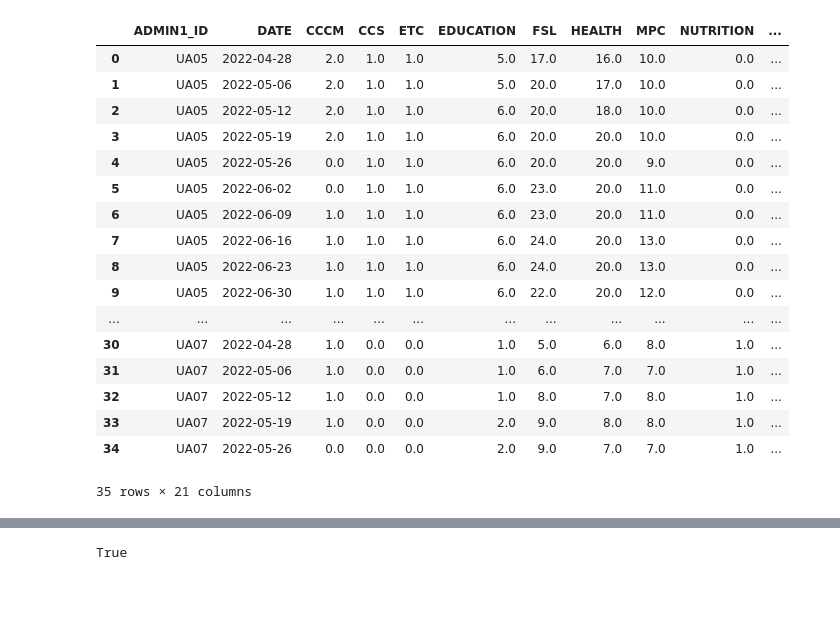
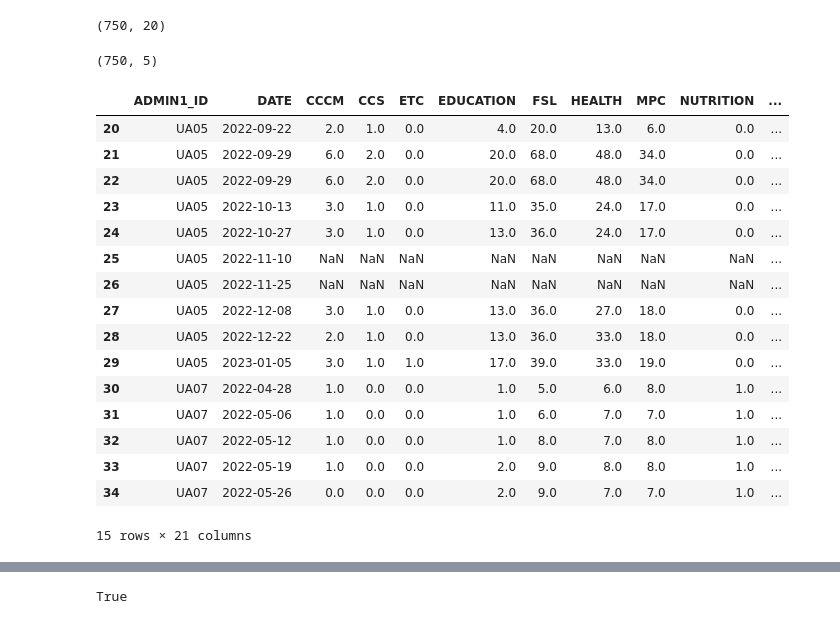
Before and after one commit to reo113/GuideHouse_Project, a Jupyter notebook: guidehouse.ipynb, the cells around one changed output, grey strips where cells are left out. Saved outputs shown, nothing was run; the diff lists cells and outputs as text; code cells hidden in the pictures; blank space fills up the shorter version.

```diff
--- a/guidehouse.ipynb
+++ b/guidehouse.ipynb
@@ -64,5 +64,11 @@ merged_sheet2 = pd.merge(res_sheet2, combined_sheet2[['ADMIN1_ID', 'DATE', 'OBLA
 combined_sheet3 = pd.concat(sheet3_df, keys=[str(df['DATE'].iloc[0]) for df in sheet3_df])
 res_sheet3 = combined_sheet3.groupby(['ADMIN1_ID', 'DATE']).sum().reset_index()
 merged_sheet3 = pd.merge(res_sheet3, combined_sheet3[['ADMIN1_ID', 'DATE', 'OBLAST']], on=['ADMIN1_ID', 'DATE'], how='left')
-# %%
-merged_sheet1['PEOPLE_REACHED'] = merged_sheet3['PEOPLEREACHED']
+# %%
+merged_sheet1.shape
+# %% [output]
+(750, 20)
+# %%
+merged_sheet3.shape
+# %% [output]
+(750, 5)
@@ -69,22 +77,21 @@ merged_sheet1['PEOPLE_REACHED'] = merged_sheet3['PEOPLEREACHED']
 # %%
 #Num_of_Orgs_by_Oblast
-merged_sheet1.head(35)
+merged_sheet1.iloc[20:35]
 # %% [output]
 |  | ADMIN1_ID | DATE | CCCM | CCS | ETC | EDUCATION | FSL | HEALTH | MPC | NUTRITION | ... |
-| 0 | UA05 | 2022-04-28 | 2.0 | 1.0 | 1.0 | 5.0 | 17.0 | 16.0 | 10.0 | 0.0 | ... |
-| 1 | UA05 | 2022-05-06 | 2.0 | 1.0 | 1.0 | 5.0 | 20.0 | 17.0 | 10.0 | 0.0 | ... |
-| 2 | UA05 | 2022-05-12 | 2.0 | 1.0 | 1.0 | 6.0 | 20.0 | 18.0 | 10.0 | 0.0 | ... |
-| 3 | UA05 | 2022-05-19 | 2.0 | 1.0 | 1.0 | 6.0 | 20.0 | 20.0 | 10.0 | 0.0 | ... |
-| 4 | UA05 | 2022-05-26 | 0.0 | 1.0 | 1.0 | 6.0 | 20.0 | 20.0 | 9.0 | 0.0 | ... |
-| 5 | UA05 | 2022-06-02 | 0.0 | 1.0 | 1.0 | 6.0 | 23.0 | 20.0 | 11.0 | 0.0 | ... |
-| 6 | UA05 | 2022-06-09 | 1.0 | 1.0 | 1.0 | 6.0 | 23.0 | 20.0 | 11.0 | 0.0 | ... |
-| 7 | UA05 | 2022-06-16 | 1.0 | 1.0 | 1.0 | 6.0 | 24.0 | 20.0 | 13.0 | 0.0 | ... |
-| 8 | UA05 | 2022-06-23 | 1.0 | 1.0 | 1.0 | 6.0 | 24.0 | 20.0 | 13.0 | 0.0 | ... |
-| 9 | UA05 | 2022-06-30 | 1.0 | 1.0 | 1.0 | 6.0 | 22.0 | 20.0 | 12.0 | 0.0 | ... |
-| ... | ... | ... | ... | ... | ... | ... | ... | ... | ... | ... | ... |
+| 20 | UA05 | 2022-09-22 | 2.0 | 1.0 | 0.0 | 4.0 | 20.0 | 13.0 | 6.0 | 0.0 | ... |
+| 21 | UA05 | 2022-09-29 | 6.0 | 2.0 | 0.0 | 20.0 | 68.0 | 48.0 | 34.0 | 0.0 | ... |
+| 22 | UA05 | 2022-09-29 | 6.0 | 2.0 | 0.0 | 20.0 | 68.0 | 48.0 | 34.0 | 0.0 | ... |
+| 23 | UA05 | 2022-10-13 | 3.0 | 1.0 | 0.0 | 11.0 | 35.0 | 24.0 | 17.0 | 0.0 | ... |
+| 24 | UA05 | 2022-10-27 | 3.0 | 1.0 | 0.0 | 13.0 | 36.0 | 24.0 | 17.0 | 0.0 | ... |
+| 25 | UA05 | 2022-11-10 | NaN | NaN | NaN | NaN | NaN | NaN | NaN | NaN | ... |
+| 26 | UA05 | 2022-11-25 | NaN | NaN | NaN | NaN | NaN | NaN | NaN | NaN | ... |
+| 27 | UA05 | 2022-12-08 | 3.0 | 1.0 | 0.0 | 13.0 | 36.0 | 27.0 | 18.0 | 0.0 | ... |
+| 28 | UA05 | 2022-12-22 | 2.0 | 1.0 | 0.0 | 13.0 | 36.0 | 33.0 | 18.0 | 0.0 | ... |
+| 29 | UA05 | 2023-01-05 | 3.0 | 1.0 | 1.0 | 17.0 | 39.0 | 33.0 | 19.0 | 0.0 | ... |
 | 30 | UA07 | 2022-04-28 | 1.0 | 0.0 | 0.0 | 1.0 | 5.0 | 6.0 | 8.0 | 1.0 | ... |
 | 31 | UA07 | 2022-05-06 | 1.0 | 0.0 | 0.0 | 1.0 | 6.0 | 7.0 | 7.0 | 1.0 | ... |
 | 32 | UA07 | 2022-05-12 | 1.0 | 0.0 | 0.0 | 1.0 | 8.0 | 7.0 | 8.0 | 1.0 | ... |
 | 33 | UA07 | 2022-05-19 | 1.0 | 0.0 | 0.0 | 2.0 | 9.0 | 8.0 | 8.0 | 1.0 | ... |
 | 34 | UA07 | 2022-05-26 | 0.0 | 0.0 | 0.0 | 2.0 | 9.0 | 7.0 | 7.0 | 1.0 | ... |
-35 rows × 21 columns
+15 rows × 21 columns
```
Also changed, not shown: parts of 14 cells of this notebook, 1 other file.
